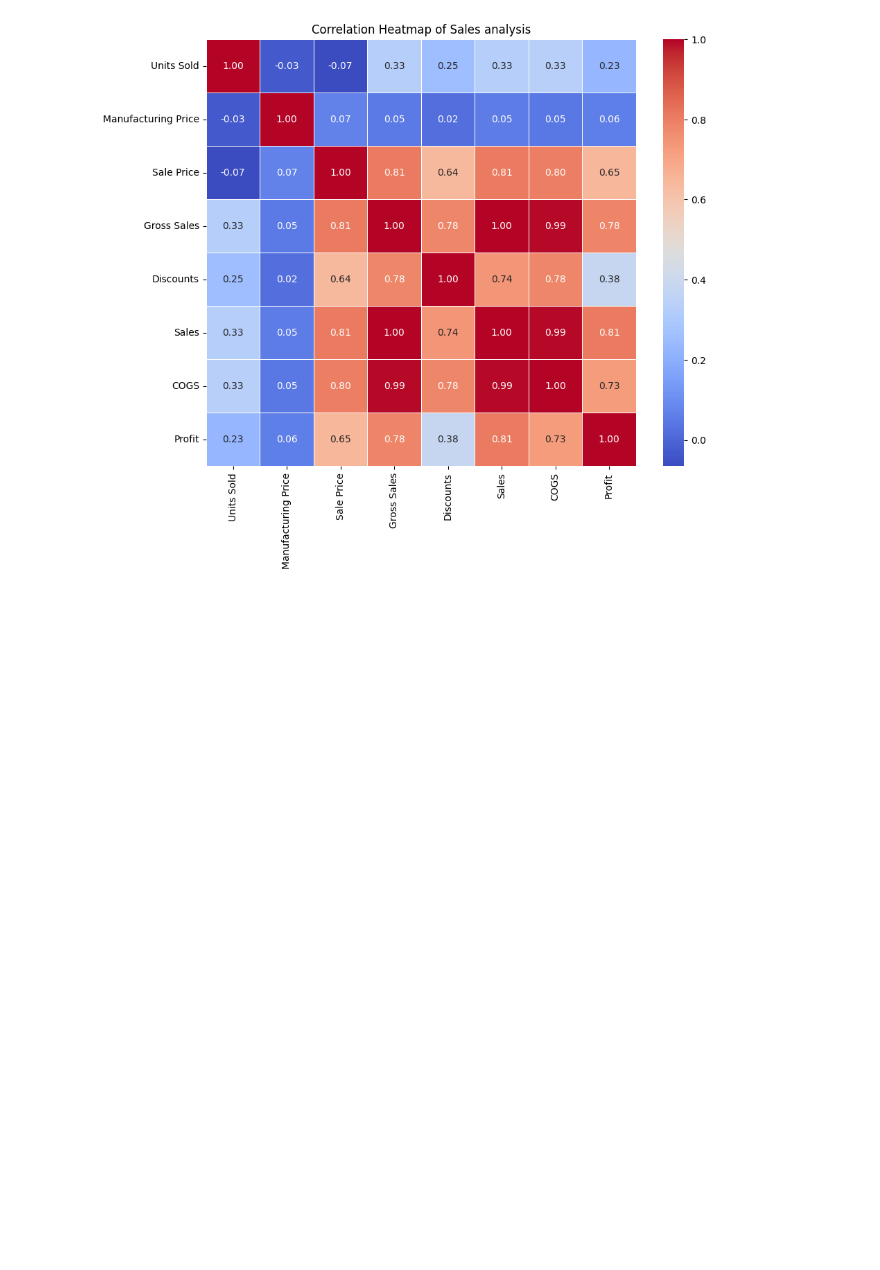
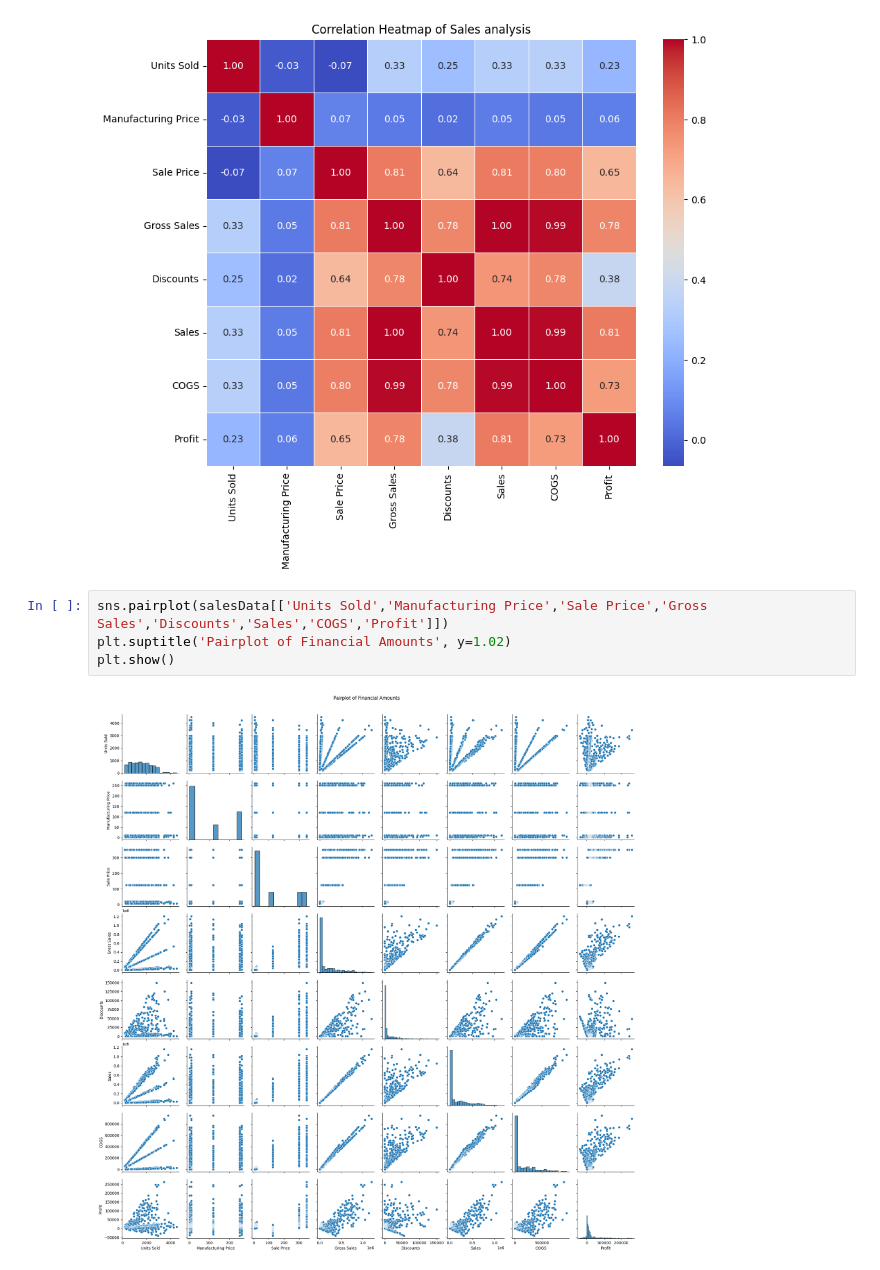
Before and after one commit to KamoheloSebolai/salesAnalysis, a Jupyter notebook: sales_analysys.ipynb, the cells around one changed output. Saved outputs shown, nothing was run; the diff lists cells and outputs as text; blank space fills up the shorter version.

Commit message:
added pairplot analysis

```diff
--- a/sales_analysys.ipynb
+++ b/sales_analysys.ipynb
@@ -87,3 +87,9 @@ plt.title('Correlation Heatmap of Sales analysis')
 plt.show()
 # %% [output]
 [figure]
+# %%
+sns.pairplot(salesData[['Units Sold','Manufacturing Price','Sale Price','Gross Sales','Discounts','Sales','COGS','Profit']])
+plt.suptitle('Pairplot of Financial Amounts', y=1.02)
+plt.show()
+# %% [output]
+[figure, added]
```
Also changed, not shown: parts of 1 cell of this notebook.
